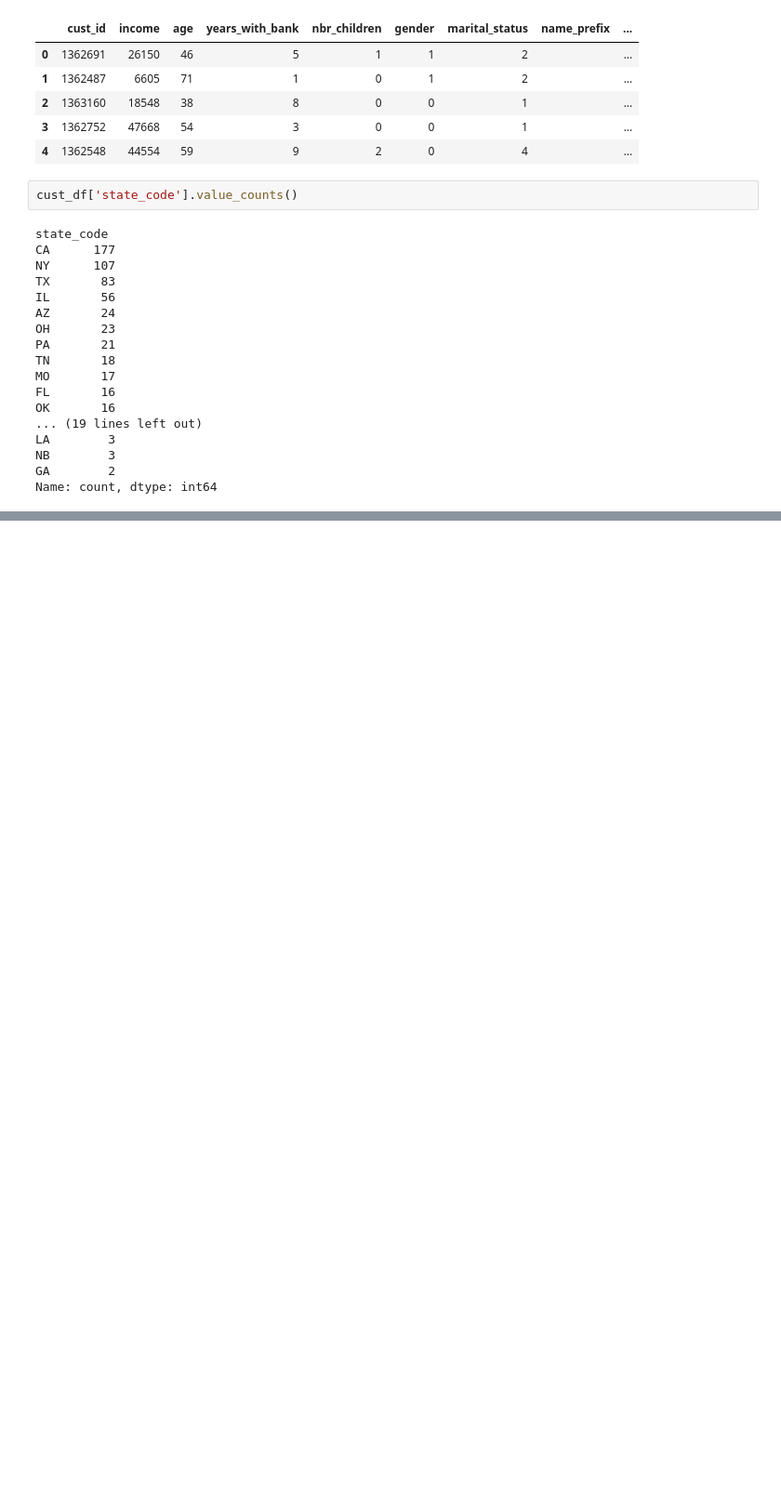
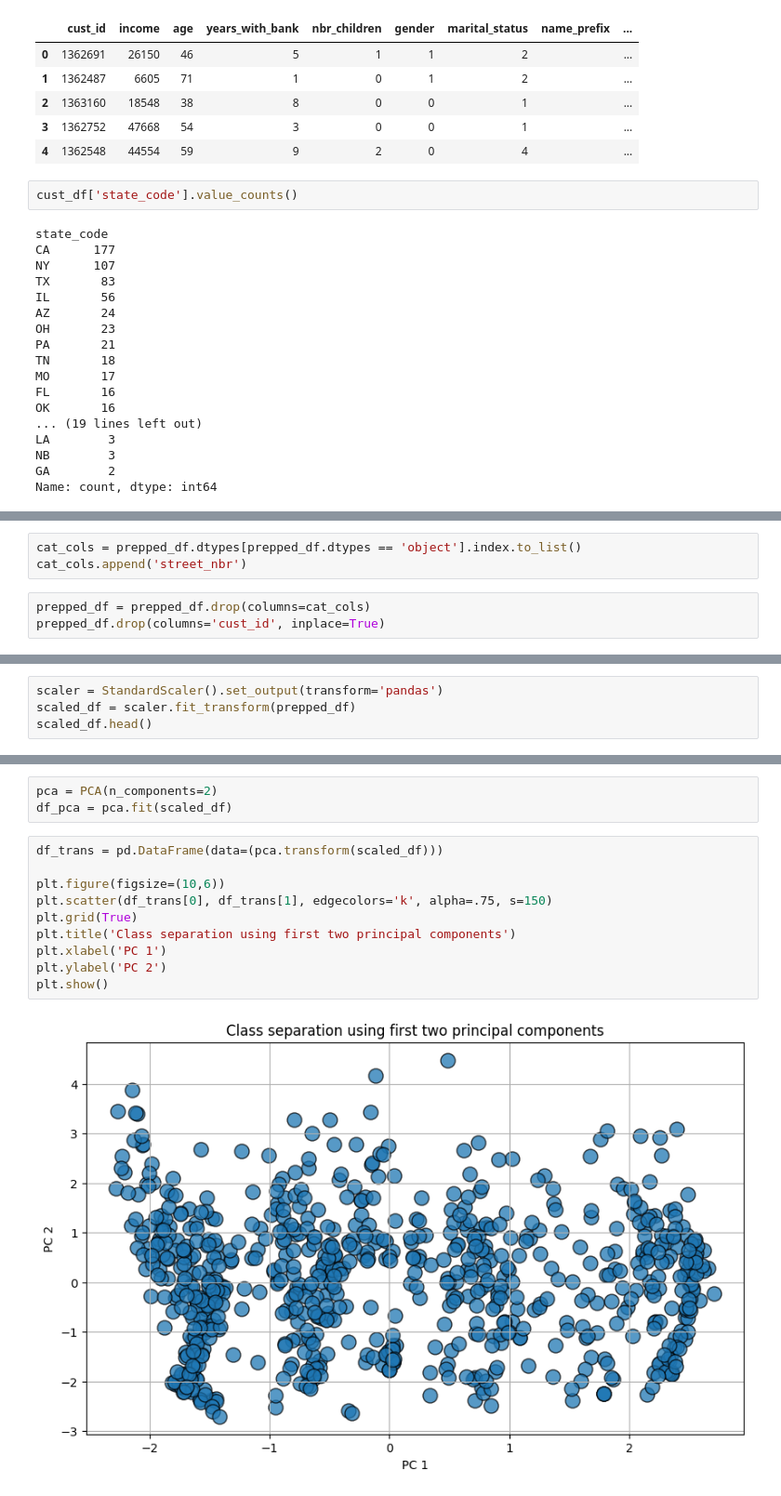
Before and after one commit to btmarsh6/mini-project-III, a Jupyter notebook: Ben_notebook.ipynb, the cells around one changed output, grey strips where cells are left out. Shown at 93% size. Drawn from its saved outputs; the diff is of its cells as text; blank space fills up the shorter version.

Commit message:
some feature engineering on customer df. scaled and attemped PCA and some clustering.

```diff
--- a/Ben_notebook.ipynb
+++ b/Ben_notebook.ipynb
@@ -814,0 +841,6 @@ Name: count, dtype: int64
+# %%
+cat_cols = prepped_df.dtypes[prepped_df.dtypes == 'object'].index.to_list()
+cat_cols.append('street_nbr')
+# %%
+prepped_df = prepped_df.drop(columns=cat_cols)
+prepped_df.drop(columns='cust_id', inplace=True)
@@ -814,0 +888,4 @@ Name: count, dtype: int64
+# %%
+scaler = StandardScaler().set_output(transform='pandas')
+scaled_df = scaler.fit_transform(prepped_df)
+scaled_df.head()
@@ -814,0 +900,15 @@ Name: count, dtype: int64
+# %%
+pca = PCA(n_components=2)
+df_pca = pca.fit(scaled_df)
+# %%
+df_trans = pd.DataFrame(data=(pca.transform(scaled_df)))
+
+plt.figure(figsize=(10,6))
+plt.scatter(df_trans[0], df_trans[1], edgecolors='k', alpha=.75, s=150)
+plt.grid(True)
+plt.title('Class separation using first two principal components')
+plt.xlabel('PC 1')
+plt.ylabel('PC 2')
+plt.show()
+# %% [output]
+[figure, added]
```
Also changed, not shown: parts of 12 cells of this notebook.
